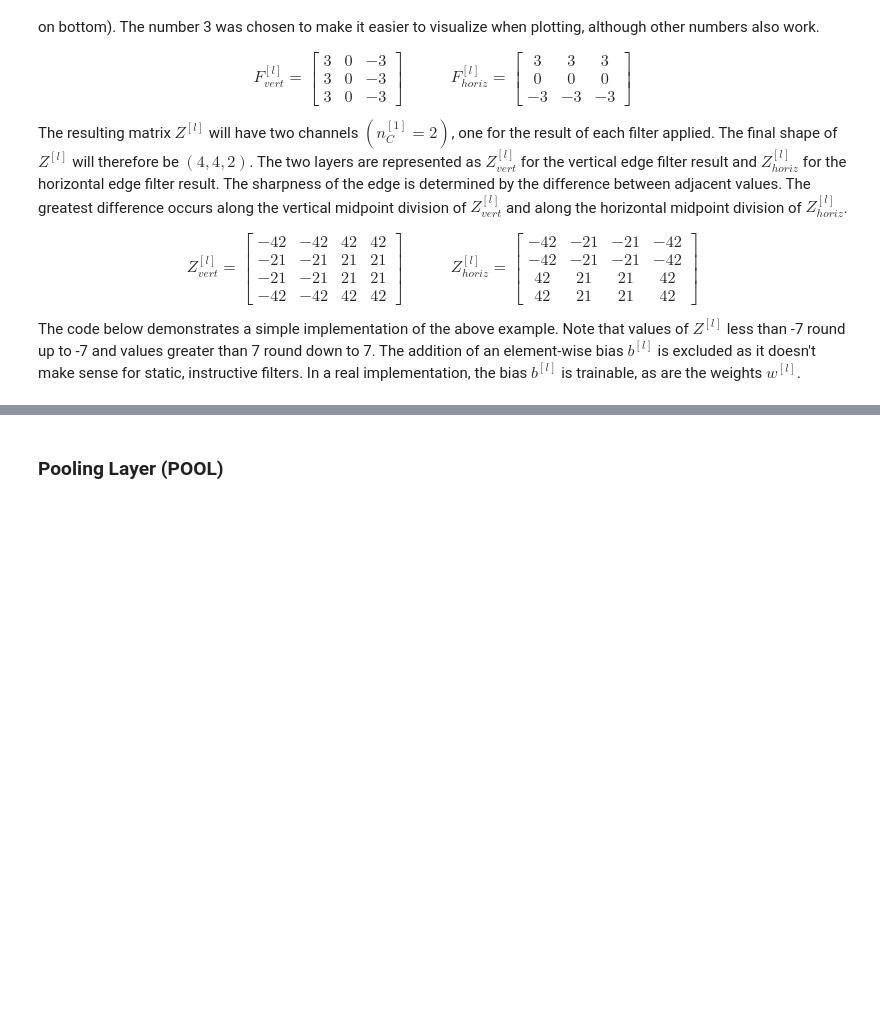
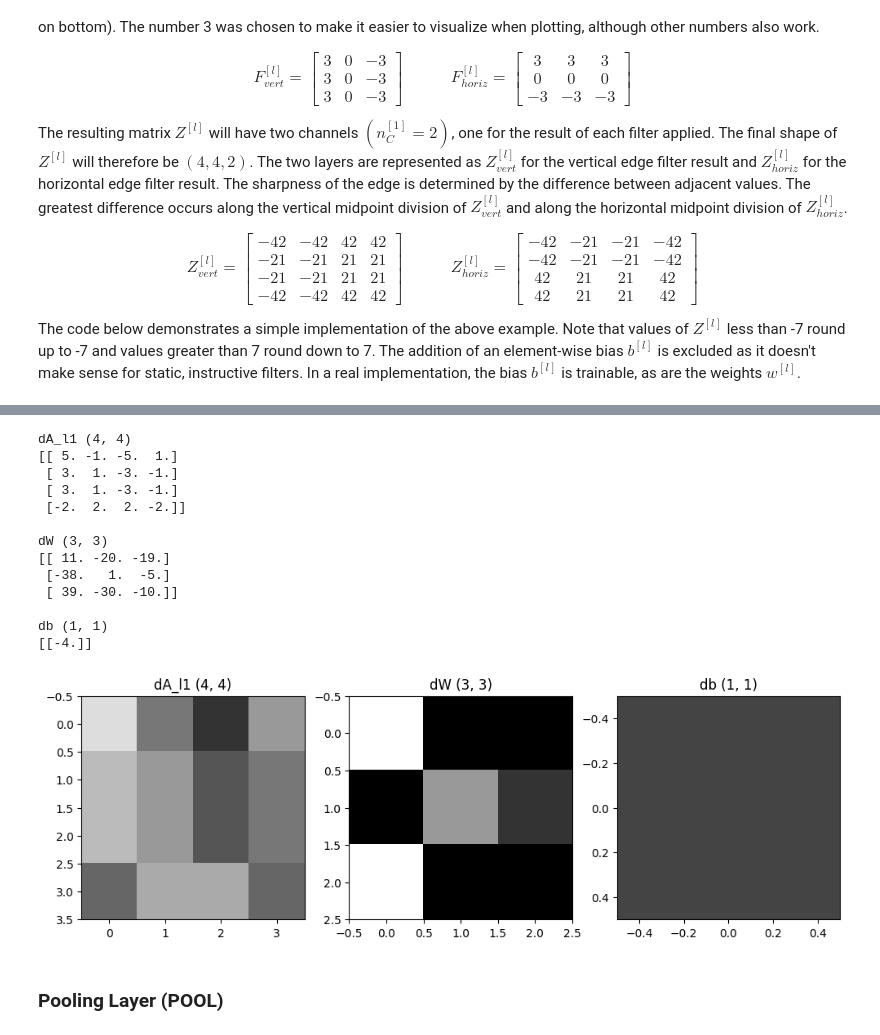
Before and after one commit to nickrusso42518/ml-qrg, a Jupyter notebook: ml_qrg.ipynb, the cells around one changed output, grey strips where cells are left out. Saved outputs shown, nothing was run; the diff lists cells and outputs as text; code cells hidden in the pictures; blank space fills up the shorter version.

Commit message:
conv deriv code wip2

```diff
--- a/ml_qrg.ipynb
+++ b/ml_qrg.ipynb
@@ -1782,10 +1782,6 @@ a777777 = np.array([7, 7, 7, 7, 7, 7])
 X = np.array([a007700, a007700, a777777, a777777, a007700, a007700])
 F_vert = np.array([[3, 0, -3], [3, 0, -3], [3, 0, -3]])
 F_horiz = np.array([[3, 3, 3], [0, 0, 0], [-3, -3, -3]])  # f_vert.T
-
-print(f"X {X.shape}:\n{X}\n")
-print(f"F_vert {F_vert.shape}:\n{F_vert}\n")
-print(f"F_horiz {F_horiz.shape}:\n{F_horiz}\n")
 
 def conv2D(X, F):
     X_H, X_W = X.shape
@@ -1808,13 +1804,12 @@ def conv2D(X, F):
 
 Z_vert = conv2D(X, F_vert)
 Z_horiz = conv2D(X, F_horiz)
-print(f"Z_vert {Z_vert.shape}:\n{Z_vert}\n")
-print(f"Z_horiz {Z_horiz.shape}:\n{Z_horiz}\n")
 
 fig, ax = plt.subplots(nrows=1, ncols=5)
 fig.set_size_inches(12, 4)
 for axis, name in zip(ax, ["X", "F_vert", "F_horiz", "Z_vert", "Z_horiz"]):
     matrix = locals()[name]
-    axis.set_title(f"{name} {matrix.shape}")
+    text = f"{name} {matrix.shape}"
+    axis.set_title(text); print(f"\n{text}\n{matrix}")
     axis.imshow(matrix, cmap="gray", vmin=-8, vmax=7)
 # %% [output]
@@ -1852,5 +1890,44 @@ $$
 # %%
-# TODO
+A_l1 = np.array([[-1, 6, 4, -1], [2, 2, -1, -2], [-7, 8, 2, 6], [-4, -2, -6, -3]])
+dZ = np.array([[-5, 1], [2, -2]])
+W = np.array([[-1, 0, 1], [-1, 0, 1], [-1, 0, 1]]) # F_vert
+
+dA_l1 = np.zeros((A_l1.shape))
+nH, nW = dZ.shape
+dW = np.zeros(W.shape)
+db = np.zeros((1, 1))
+
+# Update derivatives based on various i,j iterations over dZ
+for i in range(nH):
+    for j in range(nW):
+            vs = i * s; ve = vs + W.shape[0]
+            hs = j * s; he = hs + W.shape[1]
+            dA_l1[vs:ve, hs:he] += W * dZ[i, j]  # same logic as transconv forward prop
+            dW += A_l1[vs:ve, hs:he] * dZ[i, j]
+            db += dZ[i, j]
+
+fig, ax = plt.subplots(nrows=1, ncols=3)
+fig.set_size_inches(12, 4)
+for axis, name in zip(ax, ["dA_l1", "dW", "db"]):
+    matrix = locals()[name]
+    text = f"{name} {matrix.shape}"
+    axis.set_title(text); print(f"\n{text}\n{matrix}")
+    axis.imshow(matrix, cmap="gray", vmin=-8, vmax=7)
+# %% [output]
+dA_l1 (4, 4)
+[[ 5. -1. -5.  1.]
+ [ 3.  1. -3. -1.]
+ [ 3.  1. -3. -1.]
+ [-2.  2.  2. -2.]]
+
+dW (3, 3)
+[[ 11. -20. -19.]
+ [-38.   1.  -5.]
+ [ 39. -30. -10.]]
+
+db (1, 1)
+[[-4.]]
+[figure, added]
 # %% [markdown]
 ### Pooling Layer (POOL)
 # %% [markdown]
```
Also changed, not shown: parts of 7 cells of this notebook.
